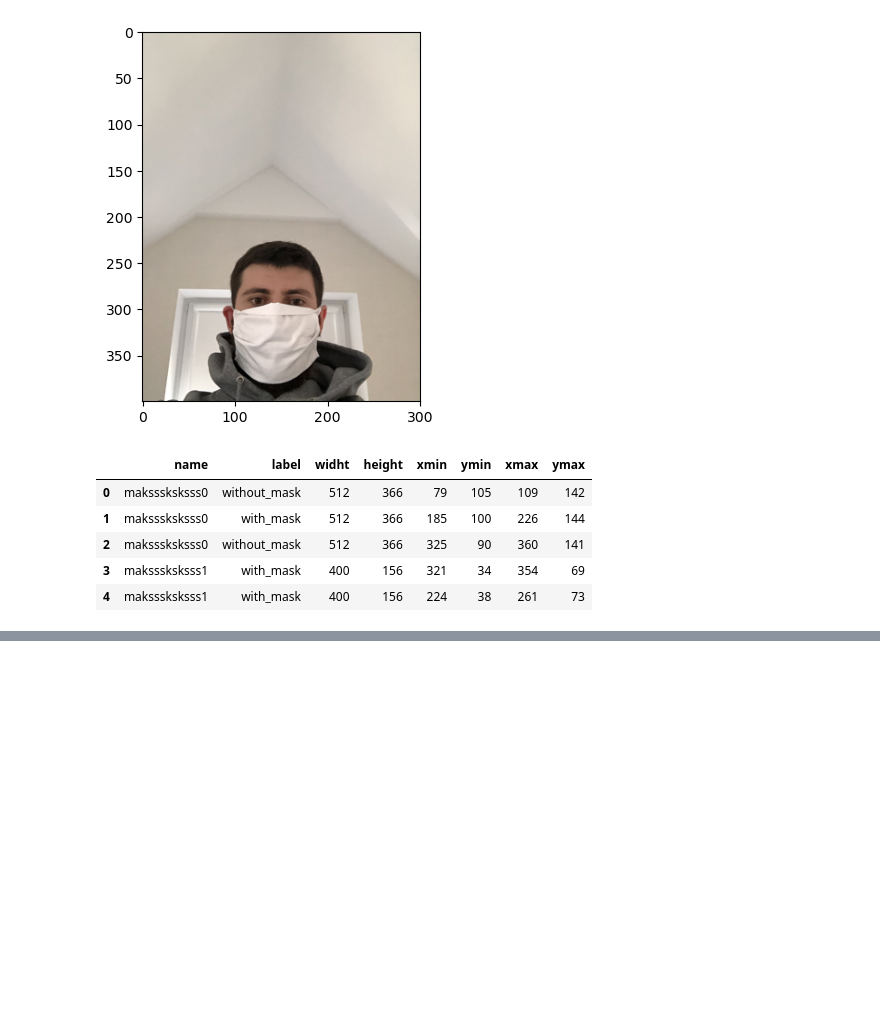
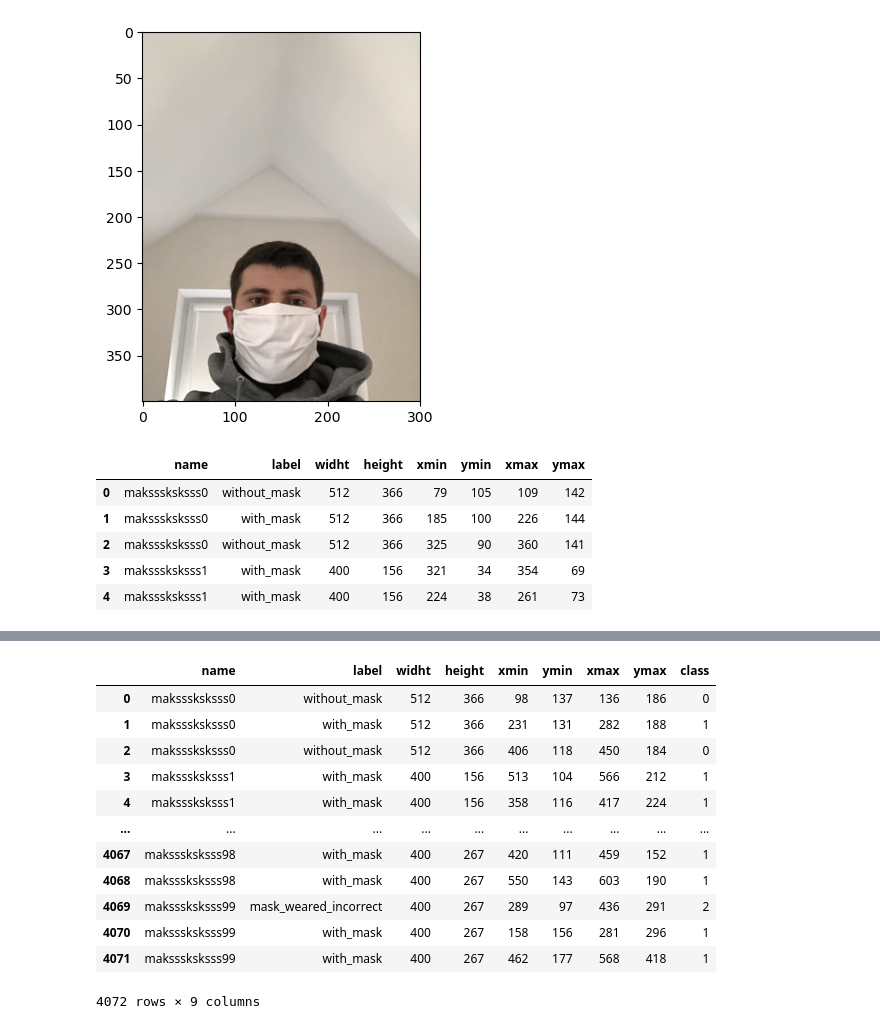
Before and after one commit to Zikarakus/FromWork, a Jupyter notebook: CNN_mask.ipynb, the cells around one changed output, grey strips where cells are left out. Cells and saved outputs as stored; diff of their text form; code cells hidden in the pictures; blank space fills up the shorter version.

```diff
--- a/CNN_mask.ipynb
+++ b/CNN_mask.ipynb
@@ -122,0 +193,16 @@ sns.re
+# %%
+data
+# %% [output]
+|  | name | label | widht | height | xmin | ymin | xmax | ymax | class |
+| 0 | maksssksksss0 | without_mask | 512 | 366 | 98 | 137 | 136 | 186 | 0 |
+| 1 | maksssksksss0 | with_mask | 512 | 366 | 231 | 131 | 282 | 188 | 1 |
+| 2 | maksssksksss0 | without_mask | 512 | 366 | 406 | 118 | 450 | 184 | 0 |
+| 3 | maksssksksss1 | with_mask | 400 | 156 | 513 | 104 | 566 | 212 | 1 |
+| 4 | maksssksksss1 | with_mask | 400 | 156 | 358 | 116 | 417 | 224 | 1 |
+| ... | ... | ... | ... | ... | ... | ... | ... | ... | ... |
+| 4067 | maksssksksss98 | with_mask | 400 | 267 | 420 | 111 | 459 | 152 | 1 |
+| 4068 | maksssksksss98 | with_mask | 400 | 267 | 550 | 143 | 603 | 190 | 1 |
+| 4069 | maksssksksss99 | mask_weared_incorrect | 400 | 267 | 289 | 97 | 436 | 291 | 2 |
+| 4070 | maksssksksss99 | with_mask | 400 | 267 | 158 | 156 | 281 | 296 | 1 |
+| 4071 | maksssksksss99 | with_mask | 400 | 267 | 462 | 177 | 568 | 418 | 1 |
+4072 rows × 9 columns
```
Also changed, not shown: parts of 32 cells of this notebook.
